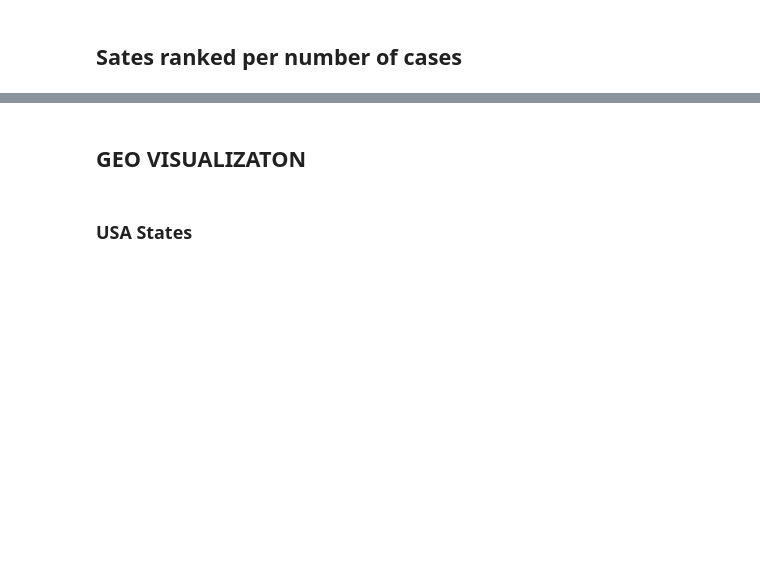
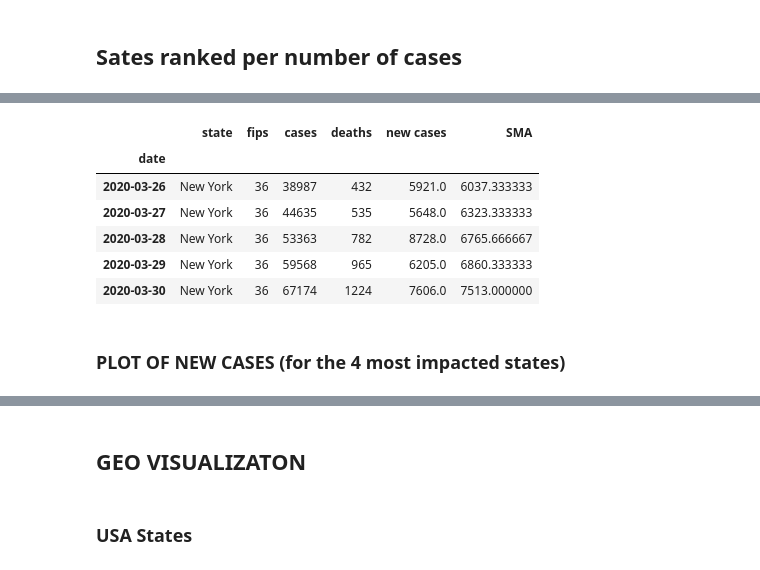
Before and after one commit to mtlberri/covid-19-data, a Jupyter notebook: covid-study.ipynb, the cells around one changed output, grey strips where cells are left out. Drawn from its saved outputs; the diff is of its cells as text; code cells hidden in the pictures; blank space fills up the shorter version.

```diff
--- a/covid-study.ipynb
+++ b/covid-study.ipynb
@@ -105,0 +106,2 @@ df['20200328':].sort_values(by='cases',ascending=False).head(10)
+# %%
+states_list = ["New York","New Jersey","California","Michigan","Massachusetts","Florida","Washington","Illinois","Pennsylvania","Louisiana"]
@@ -105,0 +122,12 @@ df['20200328':].sort_values(by='cases',ascending=False).head(10)
+# %%
+df_states_list[0].tail()
+# %% [output]
+|  | state | fips | cases | deaths | new cases | SMA |
+| date |  |  |  |  |  |  |
+| 2020-03-26 | New York | 36 | 38987 | 432 | 5921.0 | 6037.333333 |
+| 2020-03-27 | New York | 36 | 44635 | 535 | 5648.0 | 6323.333333 |
+| 2020-03-28 | New York | 36 | 53363 | 782 | 8728.0 | 6765.666667 |
+| 2020-03-29 | New York | 36 | 59568 | 965 | 6205.0 | 6860.333333 |
+| 2020-03-30 | New York | 36 | 67174 | 1224 | 7606.0 | 7513.000000 |
+# %% [markdown]
+### PLOT OF NEW CASES (for the 4 most impacted states)
```
Also changed, not shown: parts of 14 cells of this notebook, 1 other file.
